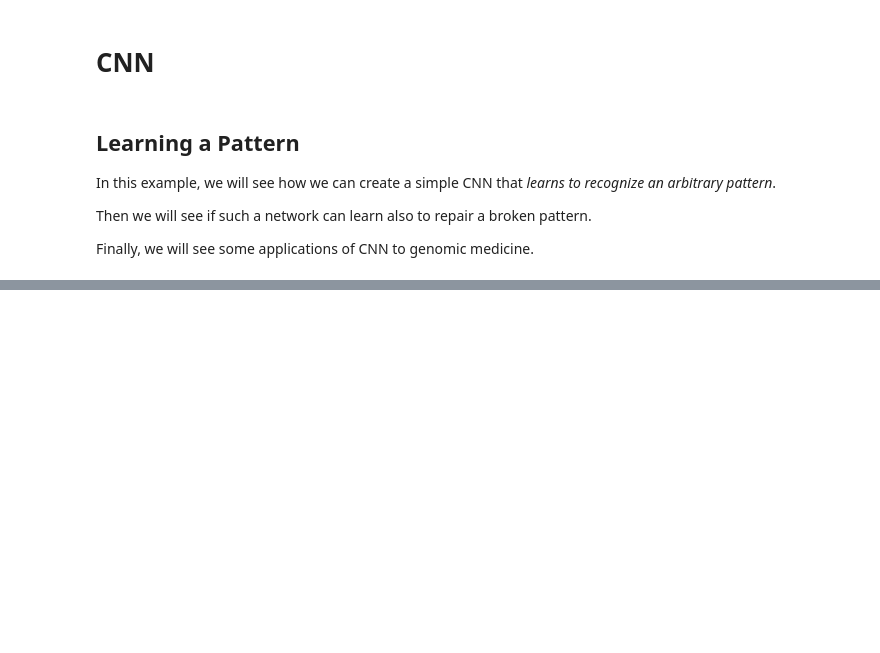
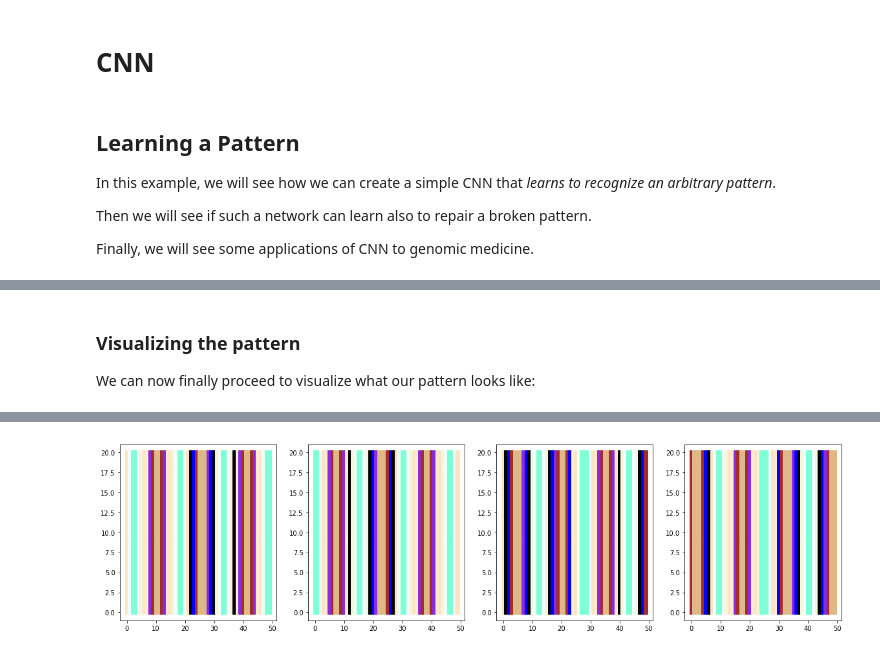
Before and after one commit to LucaCappelletti94/Master-in-Bioinformatics-and-Functional-genomics, a Jupyter notebook: CNN.ipynb, the cells around one changed output, grey strips where cells are left out. Drawn from its saved outputs; the diff is of its cells as text; code cells hidden in the pictures; blank space fills up the shorter version.

```diff
--- a/CNN.ipynb
+++ b/CNN.ipynb
@@ -19,2 +26,0 @@ plt.plot(x, signal(x))
-# %%
-def pattern():
@@ -52,0 +46,3 @@ mcolors.cnames
+# %%
+def pattern(window:int, MAX:int=10):
+    return 3+black_box(np.linspace(MAX*(window-1), MAX*window, num=50))
@@ -52,0 +54,19 @@ mcolors.cnames
+# %% [markdown]
+### Visualizing the pattern
+We can now finally proceed to visualize what our pattern looks like:
+# %%
+colors = list(cnames)
+
+def get_color(i:int):
+    return colors[i]
+
+def plot_pattern(pattern, ax=plt):
+    for i, c in enumerate(pattern):
+        for j in np.linspace(0,20):
+            ax.plot(i, j, "s", color=get_color(c))
+
+_, axes = plt.subplots(1, 4, figsize=(20,5))
+for i in tqdm(range(4)):
+    plot_pattern(pattern(i), axes[i])
+plt.show()
+# %% [output]
@@ -52,0 +74 @@ mcolors.cnames
+[figure, added]
```
Also changed, not shown: parts of 15 cells of this notebook, 1 other file.
